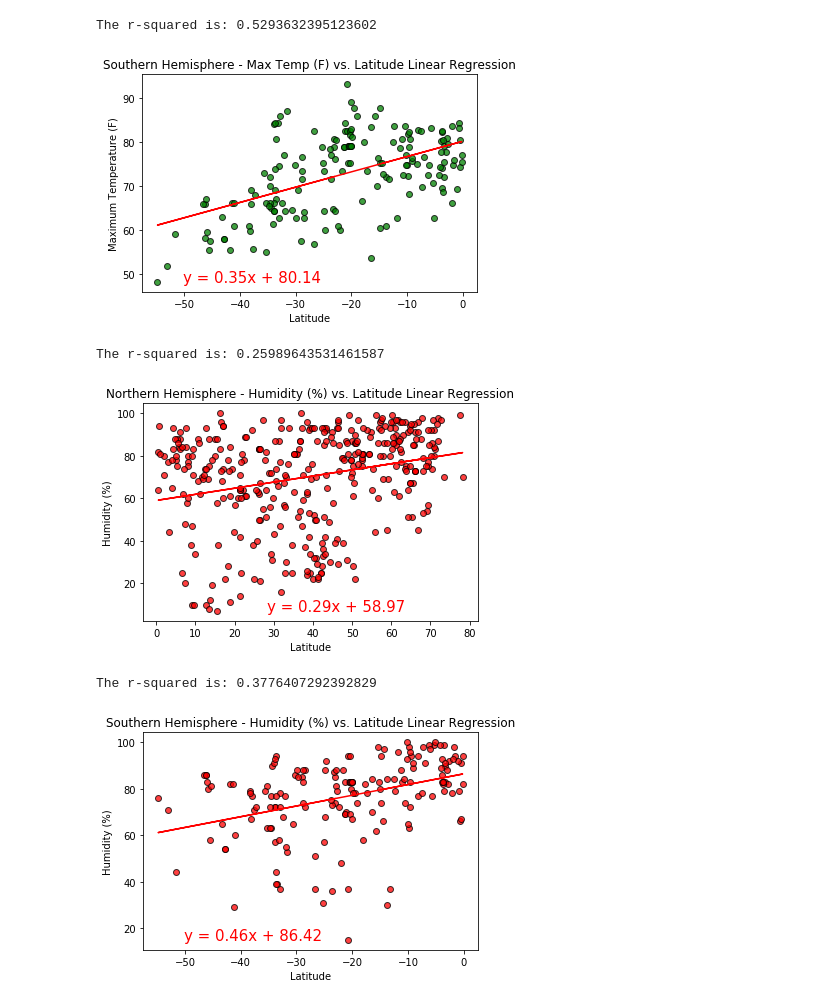
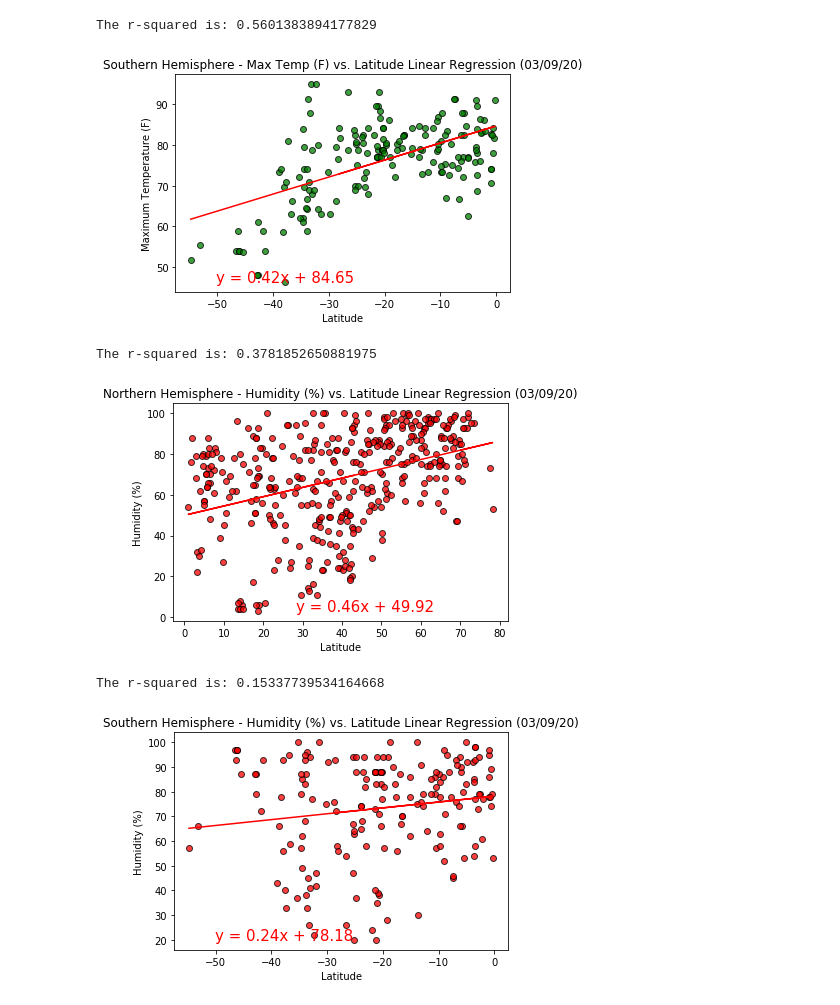
Before and after one commit to vijay-mygit/Python-API-Challenge, a Jupyter notebook: WeatherPy/WeatherPy.ipynb, the cells around one changed output. Cells and saved outputs as stored; diff of their text form; code cells hidden in the pictures.

```diff
--- a/WeatherPy/WeatherPy.ipynb
+++ b/WeatherPy/WeatherPy.ipynb
@@ -218,36 +225,36 @@ The r-squared is: -0.8826613878383205
 # %%
 #Southern Hemisphere - Max Temp vs. Latitude Linear Regression
 
 
-plt.title("Southern Hemisphere - Max Temp (F) vs. Latitude Linear Regression")
+plt.title(f"Southern Hemisphere - Max Temp (F) vs. Latitude Linear Regression ({Date})")
 plt.xlabel("Latitude")
 plt.ylabel("Maximum Temperature (F)")
 linear_regression(Data_south["Latitude"],Data_south["Max Temperature"],"green")
 # %% [output]
-The r-squared is: 0.5293632395123602
+The r-squared is: 0.5601383894177829
-[figure, old version]
+[figure, new version]
 # %%
 #Northern Hemisphere - Humidity (%) vs. Latitude Linear Regression
 
 
-plt.title("Northern Hemisphere - Humidity (%) vs. Latitude Linear Regression")
+plt.title(f"Northern Hemisphere - Humidity (%) vs. Latitude Linear Regression ({Date})")
 plt.xlabel("Latitude")
 plt.ylabel("Humidity (%)")
 linear_regression(Data_north["Latitude"],Data_north["Humidity"],"red")
 # %% [output]
-The r-squared is: 0.25989643531461587
+The r-squared is: 0.3781852650881975
-[figure, old version]
+[figure, new version]
 # %%
 #Southern Hemisphere - Humidity (%) vs. Latitude Linear Regression
 
 
-plt.title("Southern Hemisphere - Humidity (%) vs. Latitude Linear Regression")
+plt.title(f"Southern Hemisphere - Humidity (%) vs. Latitude Linear Regression ({Date})")
 plt.xlabel("Latitude")
 plt.ylabel("Humidity (%)")
 linear_regression(Data_south["Latitude"],Data_south["Humidity"],"red")
 # %% [output]
-The r-squared is: 0.3776407292392829
+The r-squared is: 0.15337739534164668
-[figure, old version]
+[figure, new version]
 # %%
 #Northern Hemisphere - Cloudiness (%) vs. Latitude Linear Regression
 
```
Also changed, not shown: parts of 12 cells of this notebook, 2 other files.
